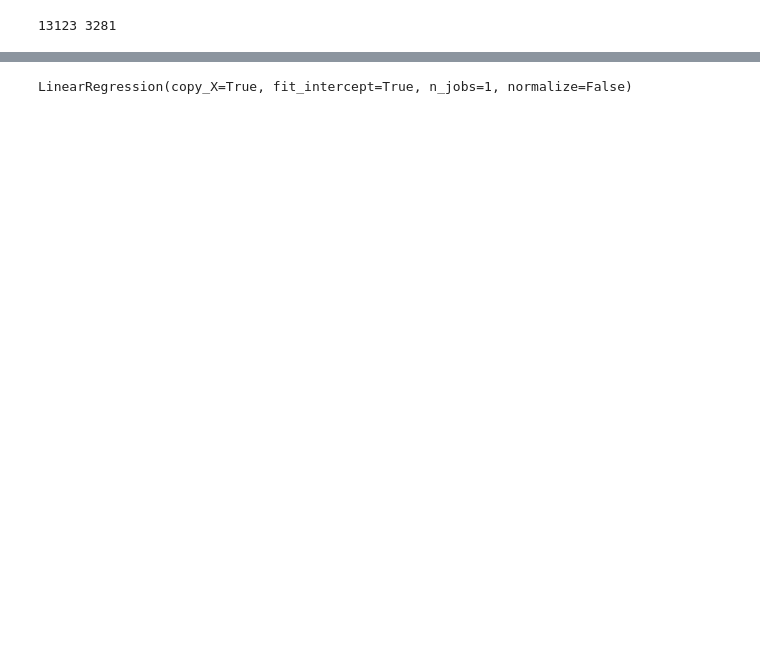
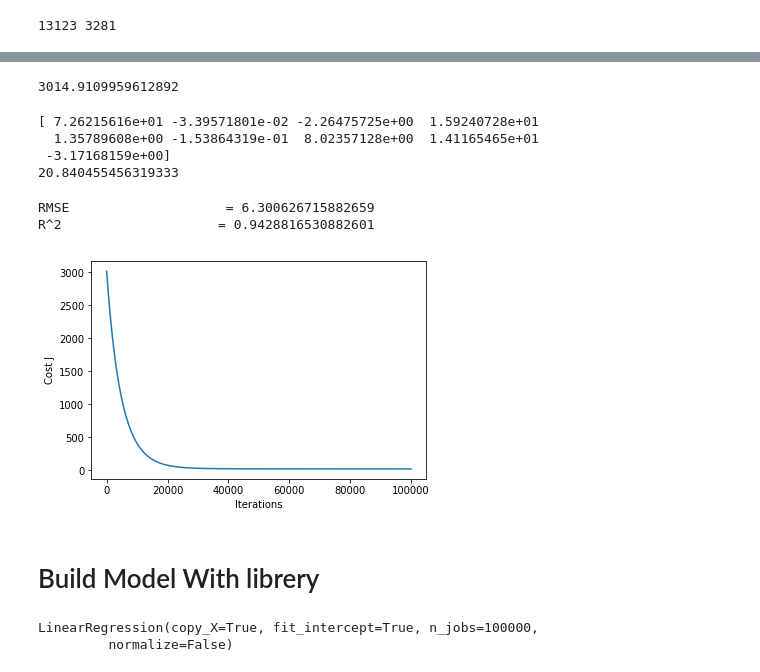
Before and after one commit to 7AM7/Machine-Learning-Study-Groups, a Jupyter notebook: 4-MultipleRegression.ipynb, the cells around one changed output, grey strips where cells are left out. Saved outputs shown, nothing was run; the diff lists cells and outputs as text; code cells hidden in the pictures; blank space fills up the shorter version.

Commit message:
Updated Mutiple Regression

```diff
--- a/4-MultipleRegression.ipynb
+++ b/4-MultipleRegression.ipynb
@@ -153,0 +146,5 @@ x_test = scaler.transform(x_test)
+# %%
+alpha = 0.0001
+ones = np.ones([x_train.shape[0],1])
+x_train = np.concatenate((ones,x_train),axis=1)
+theta = np.zeros(x_train.shape[1]).T
@@ -153,0 +155,44 @@ x_test = scaler.transform(x_test)
+# %%
+def cost_function(X, Y, theta):
+    m = len(X)
+    J = np.sum((X.dot(theta) - Y) ** 2)/(2 * m)
+    return J
+# %%
+inital_cost = cost_function(x_train, y_train, theta)
+print(inital_cost)
+# %% [output]
+3014.9109959612892
+# %%
+def gradient_descent(X, Y, theta, alpha, iterations):
+    cost_history = np.zeros(iterations)
+
+    m = len(X)
+
+    for iteration in range(iterations):
+        # Hypothesis Values
+        h = X.dot(theta)
+        # Difference b/w Hypothesis and Actual Y
+        loss = h - Y
+        # Gradient Calculation
+        gradient = X.T.dot(loss)
+        # Changing Values of B using Gradient
+        theta = theta - alpha / m * gradient
+        # New Cost Value
+        cost = cost_function(X, Y, theta)
+        cost_history[iteration] = cost
+
+    return theta, cost_history
+# %%
+# n Iterations
+theta, cost_history = gradient_descent(x_train, y_train, theta, alpha, 100000)
+
+# New Values of B
+print(theta)
+
+# Final Cost of new B
+print(cost_history[-1])
+# %% [output]
+[ 7.26215616e+01 -3.39571801e-02 -2.26475725e+00  1.59240728e+01
+  1.35789608e+00 -1.53864319e-01  8.02357128e+00  1.41165465e+01
+ -3.17168159e+00]
+20.840455456319333
@@ -154,8 +212,29 @@ x_test = scaler.transform(x_test)
+# %%
+theta0 = theta[0]
+thetas = theta[1:x_test.shape[1]+1]
+Y_pred = x_test.dot(thetas) + theta0
+
+rmse = lin.rmse(y_test, Y_pred)
+r2 = lin.r2_score(y_test, Y_pred)
+print('RMSE                    = ' + str(rmse))
+print('R^2                    = ' + str(r2))
+# %% [output]
+RMSE                    = 6.300626715882659
+R^2                    = 0.9428816530882601
+# %%
+plt.plot(cost_history)
+plt.ylabel('Cost J')
+plt.xlabel('Iterations');
+# %% [output]
+[figure, added]
+# %% [markdown]
+# Build Model With librery
 # %%
-lin_mod = linear_model.LinearRegression()
+lin_mod = linear_model.LinearRegression(n_jobs=100000)
 lin_mod.fit(x_train, y_train)
 # %% [output]
-LinearRegression(copy_X=True, fit_intercept=True, n_jobs=1, normalize=False)
+LinearRegression(copy_X=True, fit_intercept=True, n_jobs=100000,
+         normalize=False)
 # %%
 print(lin_mod.intercept_) #b value
 print(lin_mod.coef_) # m values
```
Also changed, not shown: parts of 19 cells of this notebook, 1 other file.
